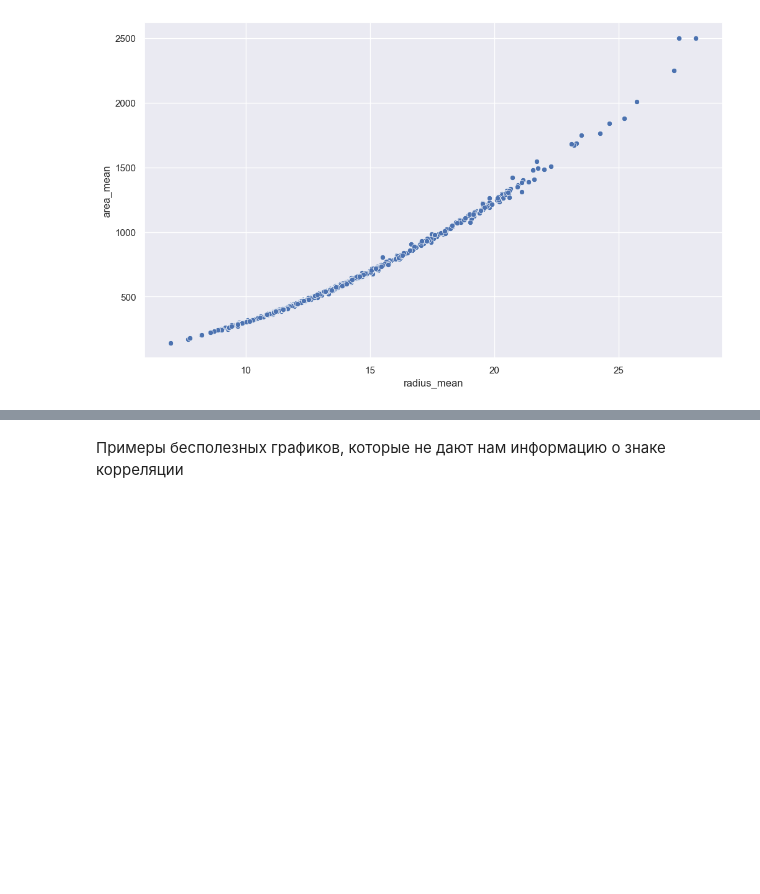
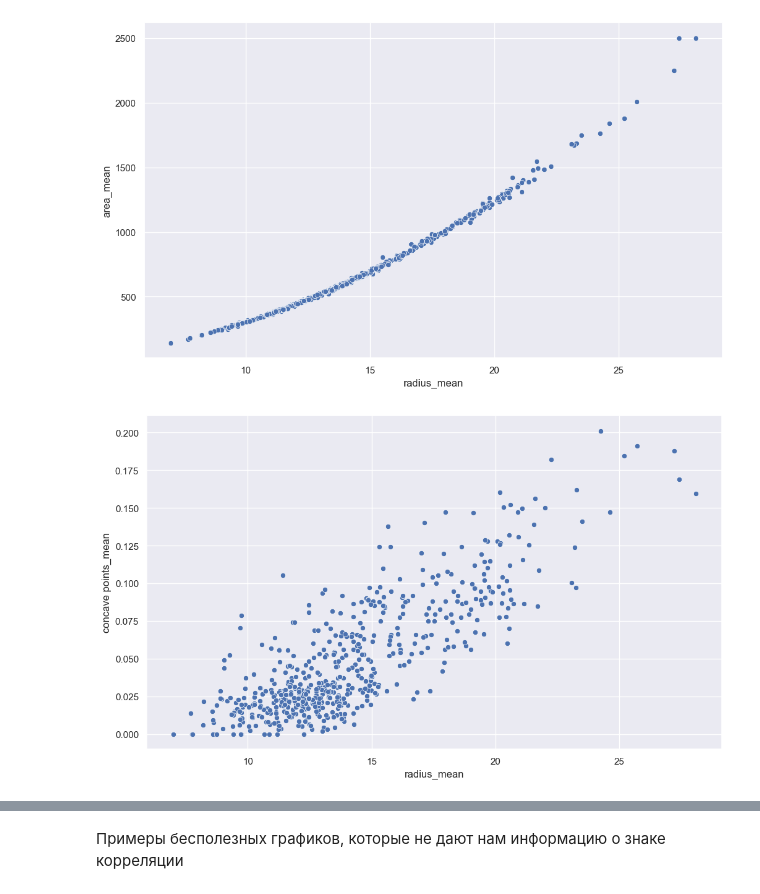
Before and after one commit to Nigota/DBLabsFinalWork, a Jupyter notebook: visualization.ipynb, the cells around one changed output, grey strips where cells are left out. Drawn from its saved outputs; the diff is of its cells as text; code cells hidden in the pictures; blank space fills up the shorter version.

```diff
--- a/visualization.ipynb
+++ b/visualization.ipynb
@@ -44,3 +48,7 @@ sns.scatterplot(df, x="radius_mean", y="perimeter_mean");
 sns.scatterplot(df, x="radius_mean", y="area_mean");
 # %% [output]
 [figure]
+# %%
+sns.scatterplot(df, x="radius_mean", y="concave points_mean");
+# %% [output]
+[figure, added]
```
Also changed, not shown: parts of 17 cells of this notebook.
